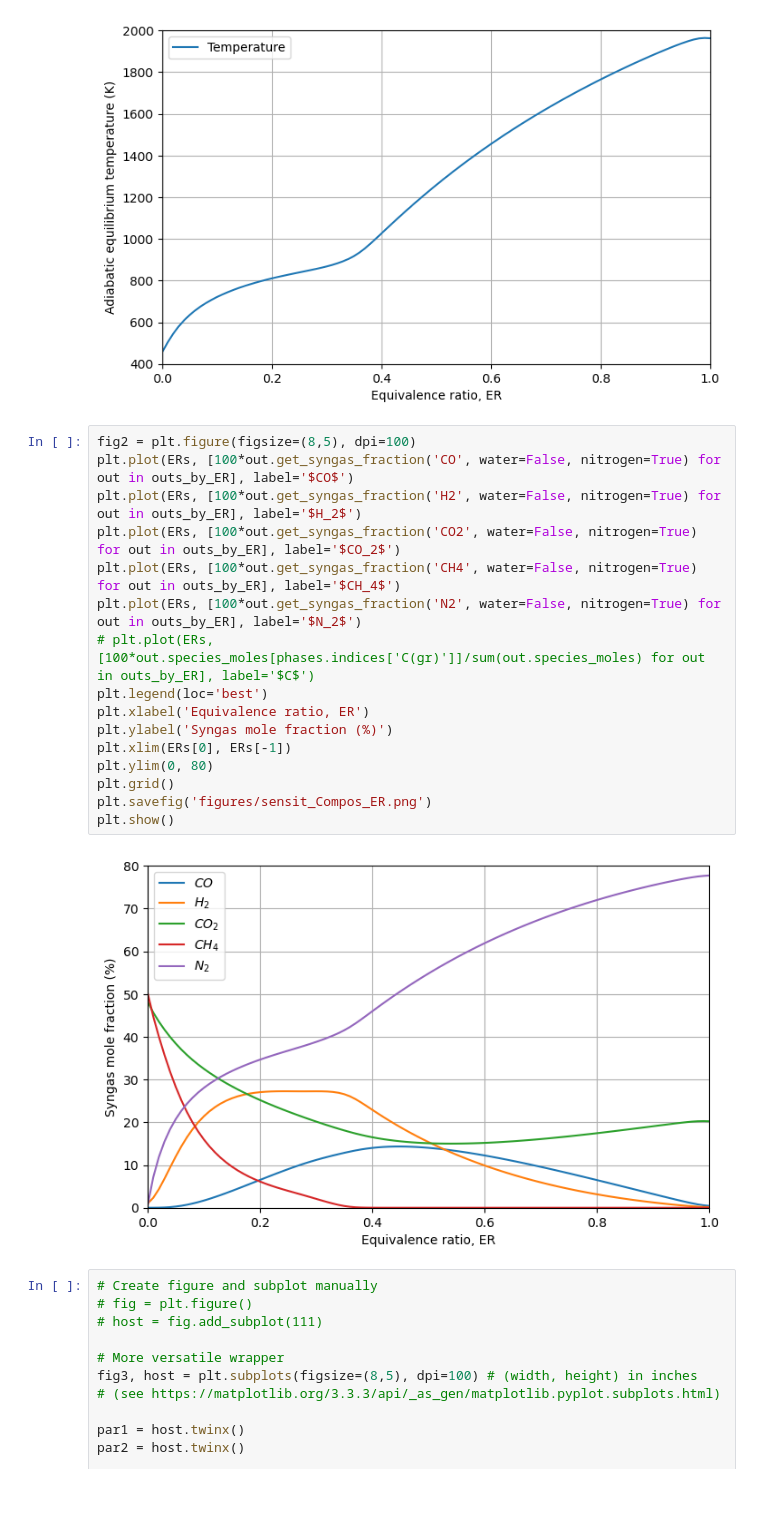
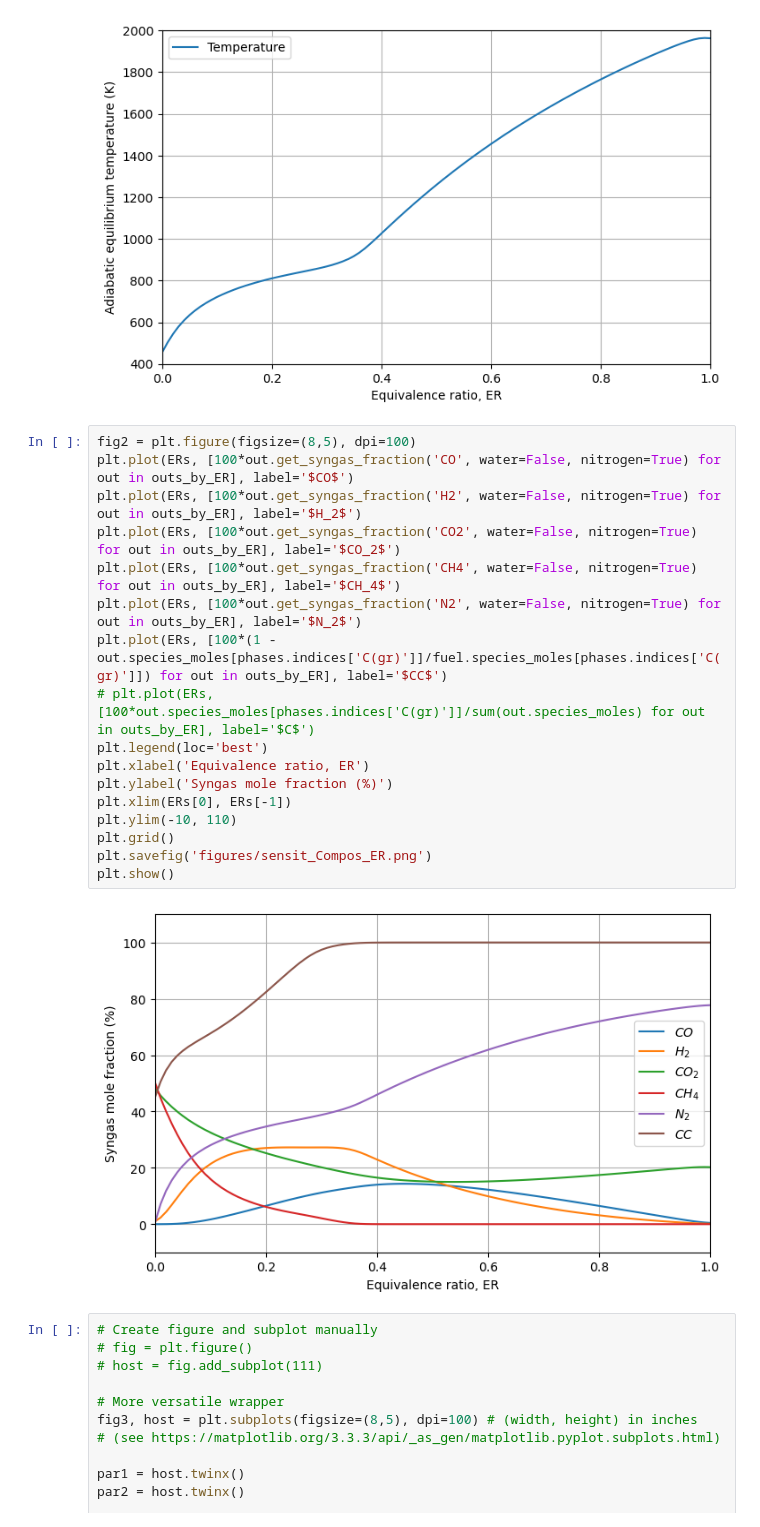
Before and after one commit to jubaldi/gasification, a Jupyter notebook: sensitivity.ipynb, the cells around one changed output. Cells and saved outputs as stored; diff of their text form; blank space fills up the shorter version.

```diff
--- a/sensitivity.ipynb
+++ b/sensitivity.ipynb
@@ -51,21 +69,22 @@ plt.show()
 # %%
 fig2 = plt.figure(figsize=(8,5), dpi=100)
 plt.plot(ERs, [100*out.get_syngas_fraction('CO', water=False, nitrogen=True) for out in outs_by_ER], label='$CO$')
 plt.plot(ERs, [100*out.get_syngas_fraction('H2', water=False, nitrogen=True) for out in outs_by_ER], label='$H_2$')
 plt.plot(ERs, [100*out.get_syngas_fraction('CO2', water=False, nitrogen=True) for out in outs_by_ER], label='$CO_2$')
 plt.plot(ERs, [100*out.get_syngas_fraction('CH4', water=False, nitrogen=True) for out in outs_by_ER], label='$CH_4$')
 plt.plot(ERs, [100*out.get_syngas_fraction('N2', water=False, nitrogen=True) for out in outs_by_ER], label='$N_2$')
+plt.plot(ERs, [100*(1 - out.species_moles[phases.indices['C(gr)']]/fuel.species_moles[phases.indices['C(gr)']]) for out in outs_by_ER], label='$CC$')
 # plt.plot(ERs, [100*out.species_moles[phases.indices['C(gr)']]/sum(out.species_moles) for out in outs_by_ER], label='$C$')
 plt.legend(loc='best')
 plt.xlabel('Equivalence ratio, ER')
 plt.ylabel('Syngas mole fraction (%)')
 plt.xlim(ERs[0], ERs[-1])
-plt.ylim(0, 80)
+plt.ylim(-10, 110)
 plt.grid()
 plt.savefig('figures/sensit_Compos_ER.png')
 plt.show()
 # %% [output]
-[figure, old version]
+[figure, new version]
 # %%
 # Create figure and subplot manually
 # fig = plt.figure()
```
Also changed, not shown: parts of 1 cell of this notebook, 3 other files.
